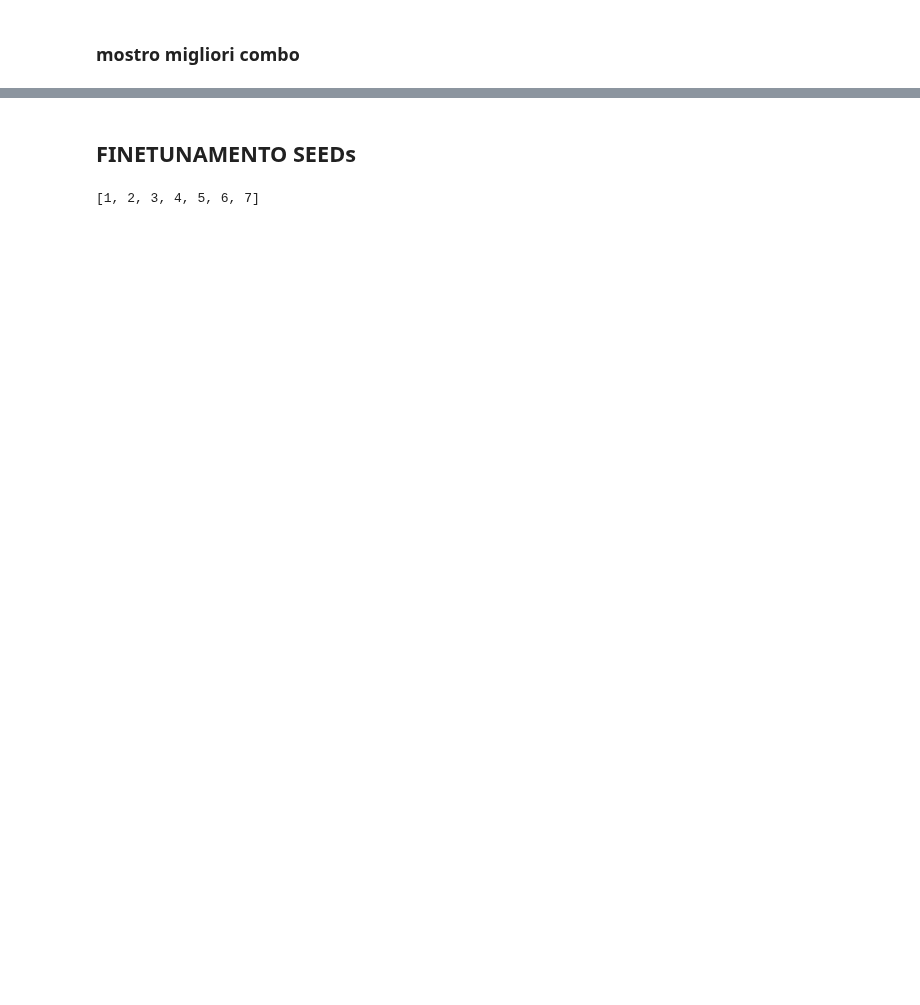
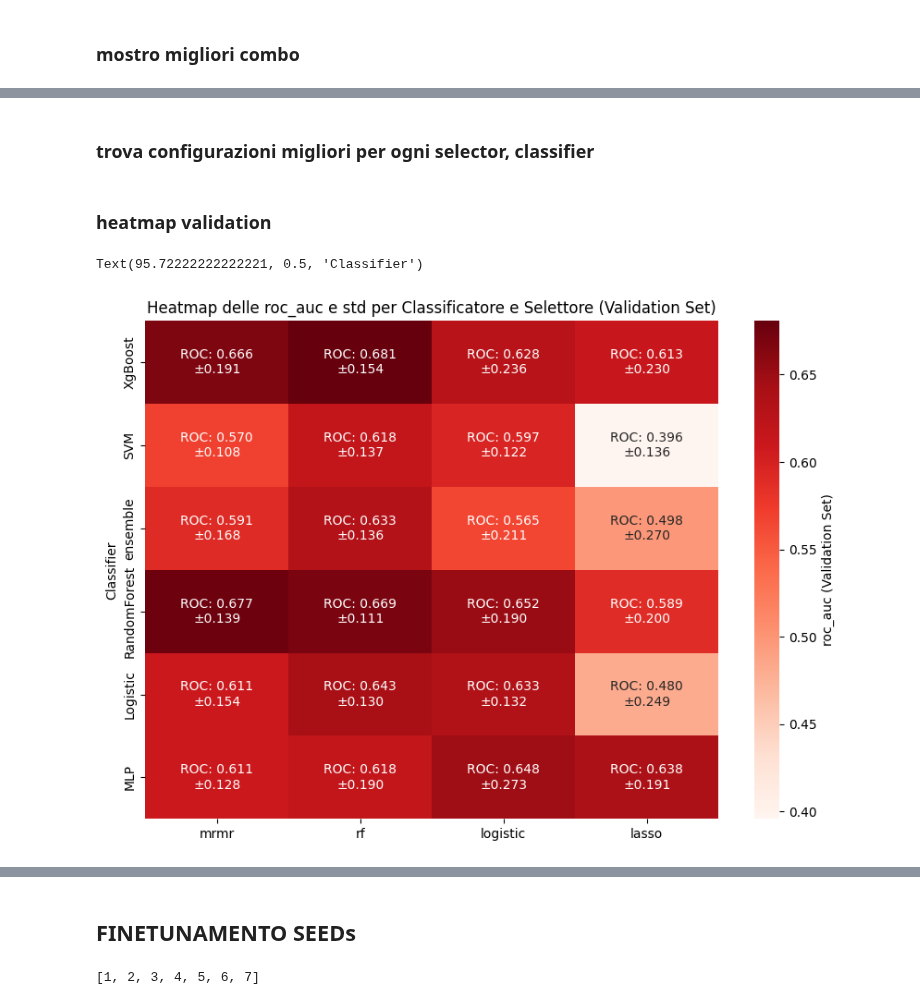
Before and after one commit to alessiamenozzi/TesiBaroniMenozzi, a Jupyter notebook: ClassificatoriFINAL/Classificatore2DCrossVal.ipynb, the cells around one changed output, grey strips where cells are left out. Cells and saved outputs as stored; diff of their text form; code cells hidden in the pictures; blank space fills up the shorter version.

```diff
--- a/ClassificatoriFINAL/Classificatore2DCrossVal.ipynb
+++ b/ClassificatoriFINAL/Classificatore2DCrossVal.ipynb
@@ -634,15 +804,15 @@ results_test_others.append(template_dict.copy())
 
 results_test_lasso = [template_dict.copy() for _ in range(5000)]
 results_test_lasso.append(template_dict.copy())
+limit=30
 
-
-smote = SMOTE(random_state=11)
+smote = SMOTE(random_state=10)
 
 k=0
 u=0
 n_folds=5
 
-skf = StratifiedKFold(n_splits=n_folds, shuffle=True, random_state=2)
+skf = StratifiedKFold(n_splits=n_folds, shuffle=True, random_state=13)
 # %%
 for fold_idx, (train_index, val_index) in enumerate(skf.split(X_train_reduced, Y_train)):
     print("Starting with fold:", fold_idx)
@@ -669,6 +839,8 @@ for fold_idx, (train_index, val_index) in enumerate(skf.split(X_train_reduced, Y
 
                         if(best_case_val==0):
                             continue
+                        if(best_case_val['num_features']> limit):
+                             continue
 
                         results_val_lasso[k] = {
                                             'fold': fold_idx,
@@ -694,6 +866,7 @@ for fold_idx, (train_index, val_index) in enumerate(skf.split(X_train_reduced, Y
 
                             if(best_case_test==0):
                                 continue
+
                             results_test_lasso[u] = {
                                                 'classifier': classifier,
                                                 'selector': selector,
@@ -875,7 +1111,7 @@ sorted_results = sorted(sorted_results, key=lambda x: (x[1]['avg_balaccuracy'],
 # %% [markdown]
 ### mostro migliori combo
 # %%
-n=10
+n=2
 best_combinations = sorted_results[:n] ## mostrando le n migliori configurazioni
 
 print(f"Migliori {n} combinazioni di parametri:")
@@ -914,0 +1171,2 @@ for i, (params, metrics) in enumerate(best_combinations, start=1):
+# %% [markdown]
+### trova configurazioni migliori per ogni selector, classifier
@@ -914,0 +1207,2 @@ for i, (params, metrics) in enumerate(best_combinations, start=1):
+# %% [markdown]
+### heatmap validation
@@ -914,0 +1214,42 @@ for i, (params, metrics) in enumerate(best_combinations, start=1):
+# %%
+metricaavg='avg_roc_auc'
+metricastd='std_roc_auc'
+metricanome= 'roc_auc'
+labell='ROC'
+# %%
+# Inizializza una matrice vuota per memorizzare le performance sul validation set
+heatmap_data = pd.DataFrame(index=classifiers, columns=selectors)
+annotations = pd.DataFrame(index=classifiers, columns=selectors)
+
+
+# Popola la matrice con i valori di avg_balaccuracy e annotazioni con std_balaccuracy
+for result in best_results_class_selector:
+    classifier = result['classifier']
+    selector = result['selector']
+
+    # Se classifier e selector non sono None, significa che abbiamo un risultato valido
+    if classifier is not None and selector is not None:
+        # Estrai i valori numerici
+        avg_balaccuracy = result[metricaavg]
+        std_balaccuracy = result[metricastd]
+
+        # Inserisci la balanced accuracy del validation set nella heatmap
+        heatmap_data.loc[classifier, selector] = avg_balaccuracy
+
+        # Inserisci l'annotazione con la balanced accuracy e la deviazione standard
+        annotations.loc[classifier, selector] = (
+            f"{labell}: {avg_balaccuracy:.3f}\n"
+            f"±{std_balaccuracy:.3f}"
+        )
+
+# Riempi i valori NaN con 0 (se necessario)
+heatmap_data = heatmap_data.astype(float).fillna(0)
+
+# Crea la heatmap con annotazioni
+plt.figure(figsize=(10, 7))
+sns.heatmap(heatmap_data, annot=annotations, fmt="", cmap="Reds", cbar_kws={'label': f'{metricanome} (Validation Set)'})
+plt.title(f"Heatmap delle {metricanome} e std per Classificatore e Selettore (Validation Set)")
+plt.ylabel('Classifier')
+# %% [output]
+Text(95.72222222222221, 0.5, 'Classifier')
+[figure, added]
```
Also changed, not shown: parts of 33 cells of this notebook, 3 other files.
